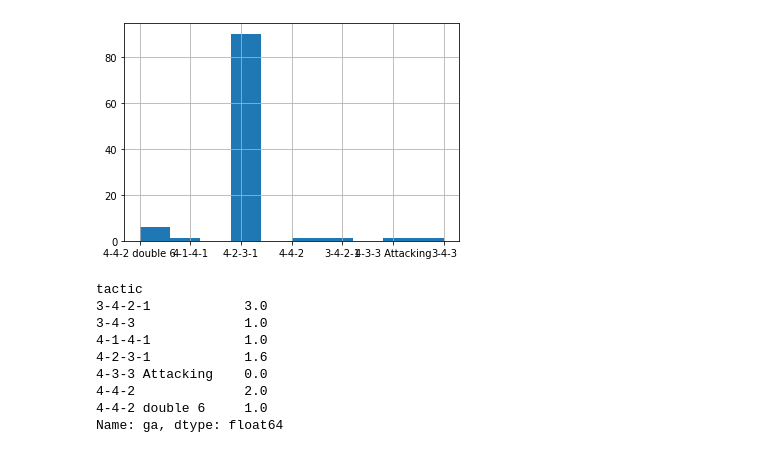
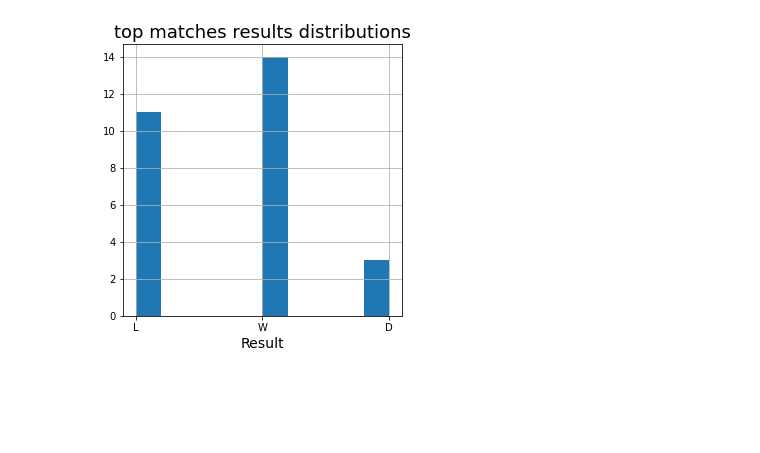
Before and after one commit to ahmedsaid352/basel_marcel_koller_dataset, a Jupyter notebook: basel_koller.ipynb, the cells around one changed output. Saved outputs shown, nothing was run; the diff lists cells and outputs as text; code cells hidden in the pictures; blank space fills up the shorter version.

```diff
--- a/basel_koller.ipynb
+++ b/basel_koller.ipynb
@@ -138,26 +120,18 @@ pd.plotting.scatter_matrix(df, figsize = (8,8));
-# %%
-df.tactic.hist();
-# %% [output]
-[figure, removed]
 # %%
-df.groupby('tactic')['ga'].mean()
+df4=df.query('competition == "Europa League Qualifying"')
-# %% [output]
-tactic
-3-4-2-1            3.0
-3-4-3              1.0
-4-1-4-1            1.0
-4-2-3-1            1.6
-4-3-3 Attacking    0.0
-4-4-2              2.0
-4-4-2 double 6     1.0
-Name: ga, dtype: float64
 # %%
-tacdf=df.groupby('tactic')['res'].value_counts().to_frame()
+df5=df.query('competition == "UEFA Champions League Qualifying"')
 # %%
-tacdf["tactic","result"]=tacdf.index
+df1=df1.append(df4)
 # %%
-tacdf['tactic']=tacdf["tactic", "result"].apply(lambda x:x[0])
-tacdf['result']=tacdf["tactic", "result"].apply(lambda x:x[1])
+df1=df1.append(df5)
 # %%
-tacdf.drop(tacdf.columns[1],axis = 1,inplace=True)
+plt.figure(figsize=(5,5))
+df1['basel_result'].hist();
+plt.title('top matches results distributions',fontsize=18)
+plt.xlabel('Result',fontsize=14)
+plt.show()
+# matches in UEFA Champions League Qualifying,Europa League Qualifying,vs BSC Young Boys,Europa League
+# %% [output]
+[figure, added]
 # %%
```
Also changed, not shown: parts of 33 cells of this notebook, 3 other files.
